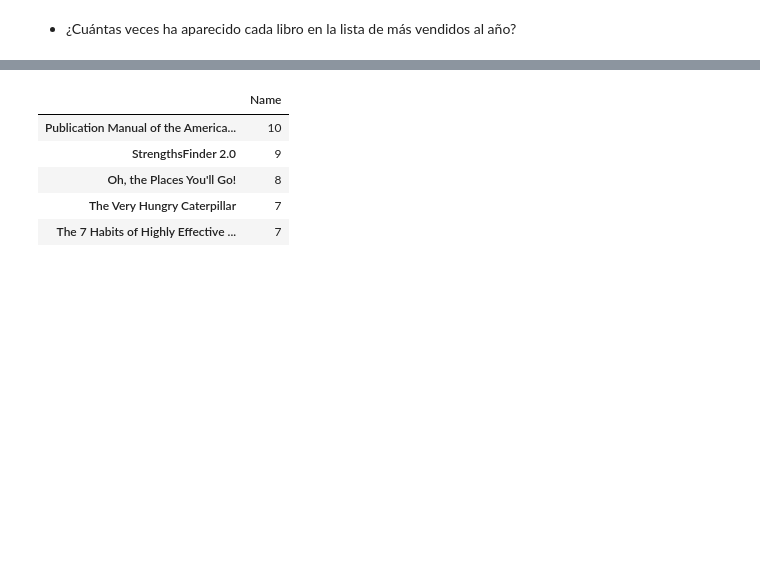
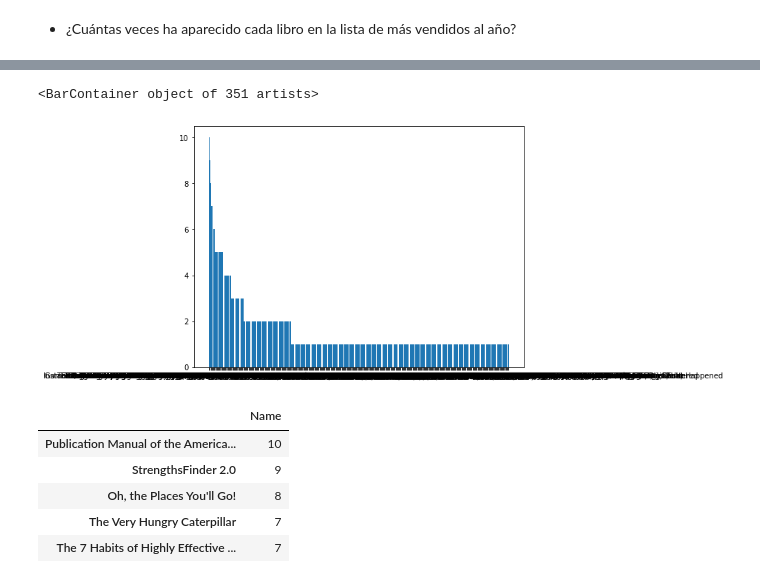
Before and after one commit to Adalab/DA-promo-A-module-2-pairprog-2-pair-3-Alicia-Laura, a Jupyter notebook: Estadistica/pair_estad_3.ipynb, the cells around one changed output, grey strips where cells are left out. Cells and saved outputs as stored; diff of their text form; code cells hidden in the pictures; blank space fills up the shorter version.

```diff
--- a/Estadistica/pair_estad_3.ipynb
+++ b/Estadistica/pair_estad_3.ipynb
@@ -412,3 +427,7 @@ df_name
 203 rows × 7 columns
 # %% [markdown]
 - ¿Cuántas veces ha aparecido cada libro en la lista de más vendidos al año?
+# %%
+name_ordenado = df["Name"].value_counts()
+df_name_ordenado = name_ordenado.reset_index()
+df_name_ordenado
@@ -414,0 +448,3 @@ df_name
+# %%
+df_name_ordenado = df_name_ordenado.rename(columns={'index':'name', 'Name':'cantidad'})
+df_name_ordenado
@@ -415,3 +465,9 @@ df_name
+# %%
+plt.figure(figsize=(8,6))
+plt.bar(df_name_ordenado['name'], df_name_ordenado["cantidad"])
+# %% [output]
+<BarContainer object of 351 artists>
+[figure, added]
 # %%
 ################## No consigo mostrar en una gráfica muuuy simplee este df que muestra cuántas veces ha aparecido cada libro en las listas
 name_ordenado = df["Name"].value_counts()
```
Also changed, not shown: parts of 18 cells of this notebook, 2 other files.
